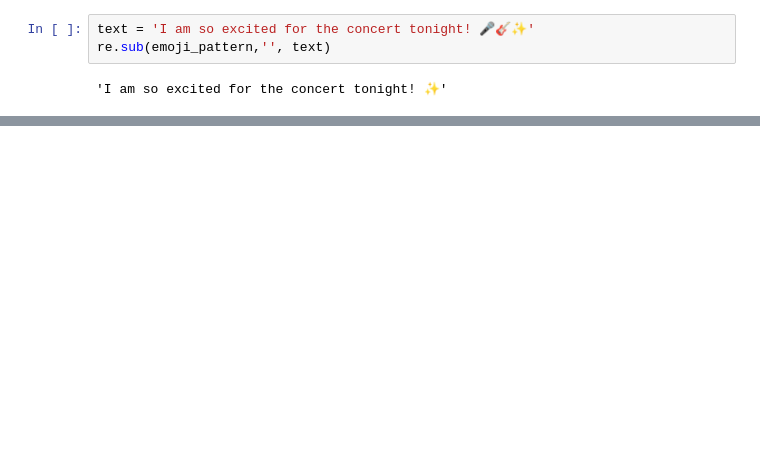
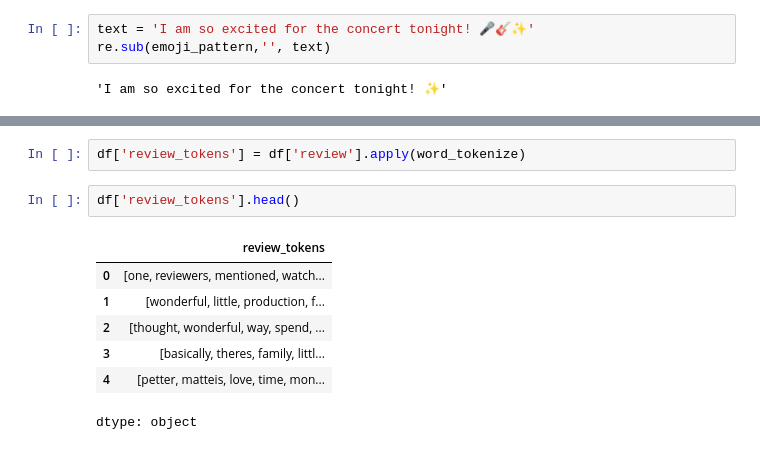
Before and after one commit to BUFONJOKER/nlp-course-campusx, a Jupyter notebook: 01-sentiment-analysis-imdb-reviews.ipynb, the cells around one changed output, grey strips where cells are left out. Drawn from its saved outputs; the diff is of its cells as text; blank space fills up the shorter version.

```diff
--- a/01-sentiment-analysis-imdb-reviews.ipynb
+++ b/01-sentiment-analysis-imdb-reviews.ipynb
@@ -317,0 +336,12 @@ re.sub(emoji_pattern,'', text)
+# %%
+df['review_tokens'] = df['review'].apply(word_tokenize)
+# %%
+df['review_tokens'].head()
+# %% [output]
+|  | review_tokens |
+| 0 | [one, reviewers, mentioned, watch... |
+| 1 | [wonderful, little, production, f... |
+| 2 | [thought, wonderful, way, spend, ... |
+| 3 | [basically, theres, family, littl... |
+| 4 | [petter, matteis, love, time, mon... |
+dtype: object
```
Also changed, not shown: parts of 8 cells of this notebook.
